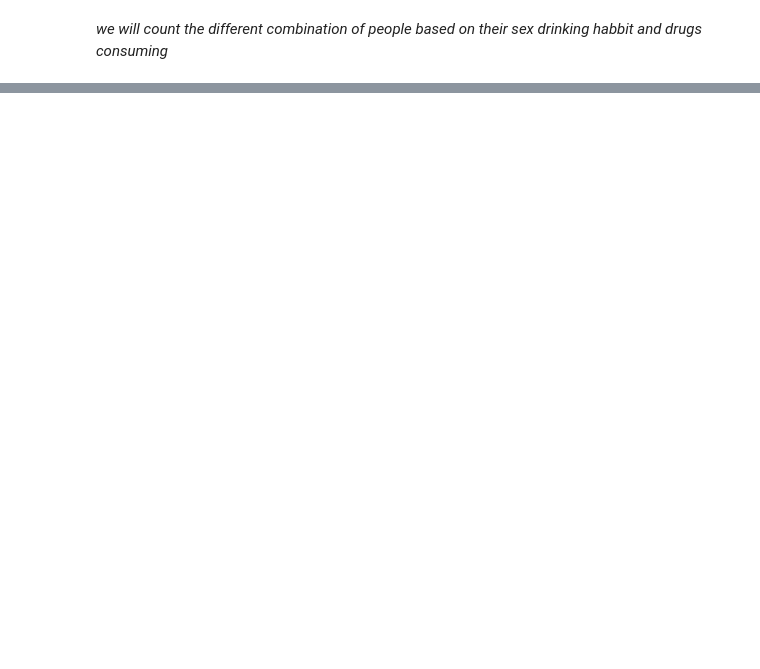
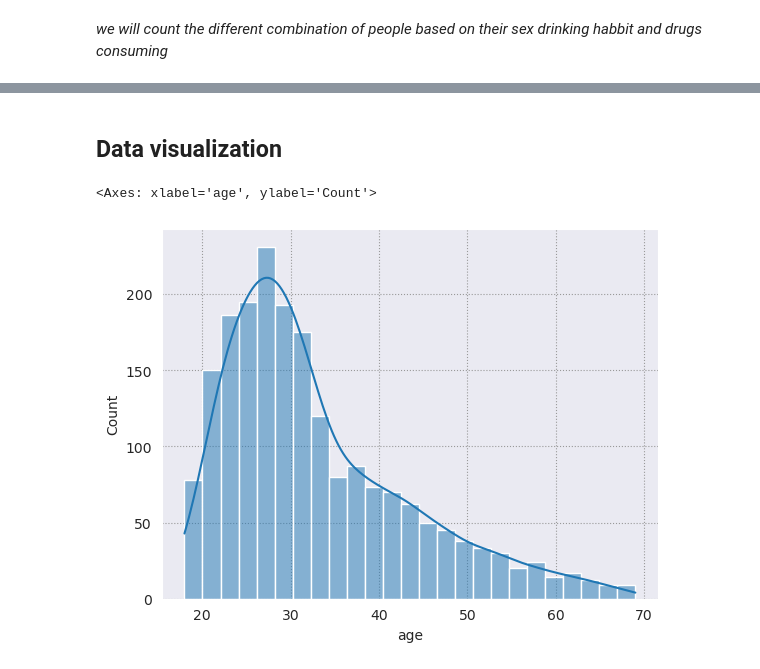
Before and after one commit to surya81/myproject, a Jupyter notebook: Tinder match making /Tinder match.ipynb, the cells around one changed output, grey strips where cells are left out. Drawn from its saved outputs; the diff is of its cells as text; code cells hidden in the pictures; blank space fills up the shorter version.

```diff
--- a/Tinder match making /Tinder match.ipynb
+++ b/Tinder match making /Tinder match.ipynb
@@ -45,6 +45,8 @@
 import numpy as np
 import pandas as pd
 import matplotlib.pyplot as plt
+import seaborn as sns
+sns.set_style("darkgrid", {"grid.color": ".6", "grid.linestyle": ":"})
 # %% [markdown]
 ## Load dataset
 # %%
@@ -152,6 +154,7 @@ tinder_df.describe(include = 'all')
 *before we start wrangling the data we will drop the two columns of the data which do not add any meaning to our particular rows*
 # %%
 # drop unnecesary columns
-tinder_df.drop(["user_id","username"],axis =1 ,inplace = True)
+tinder_df.drop(["user_id","username"],axis =1 \
+               ,inplace = True)
 # %% [markdown]
 ## dataset wrangling
@@ -181,0 +210,8 @@ unique_drug_counts.sort_values("drugs")
+# %% [markdown]
+## Data visualization
+# %%
+sns.histplot(tinder_df["age"],kde=True)
+# distribution of age
+# %% [output]
+<Axes: xlabel='age', ylabel='Count'>
+[figure, added]
```
Also changed, not shown: parts of 13 cells of this notebook.
